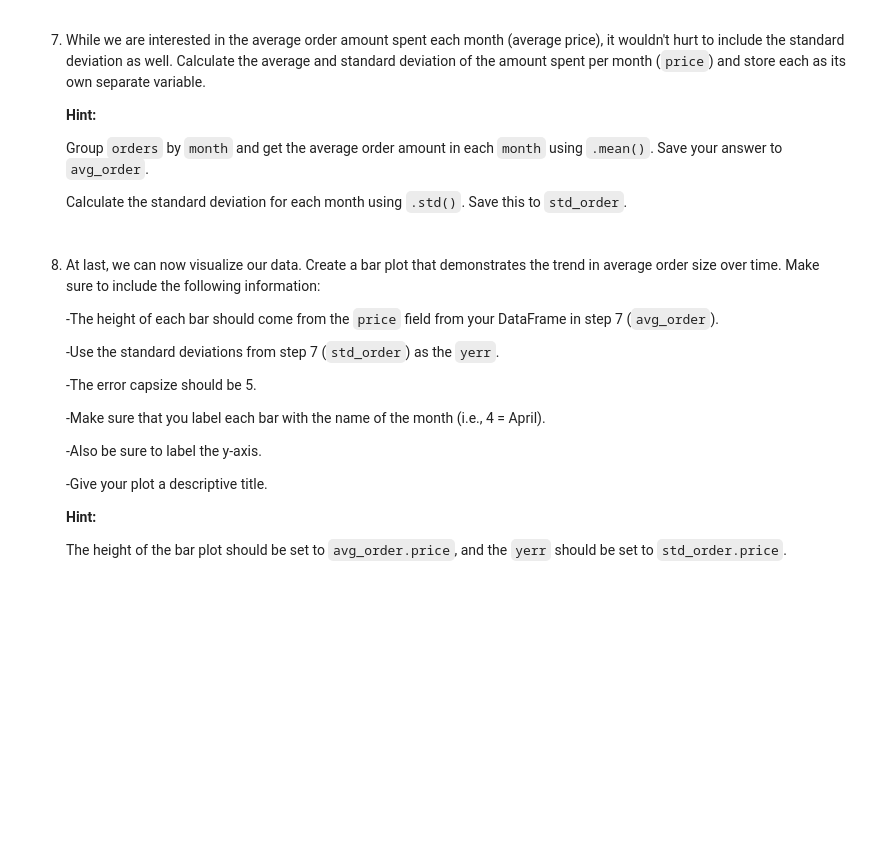
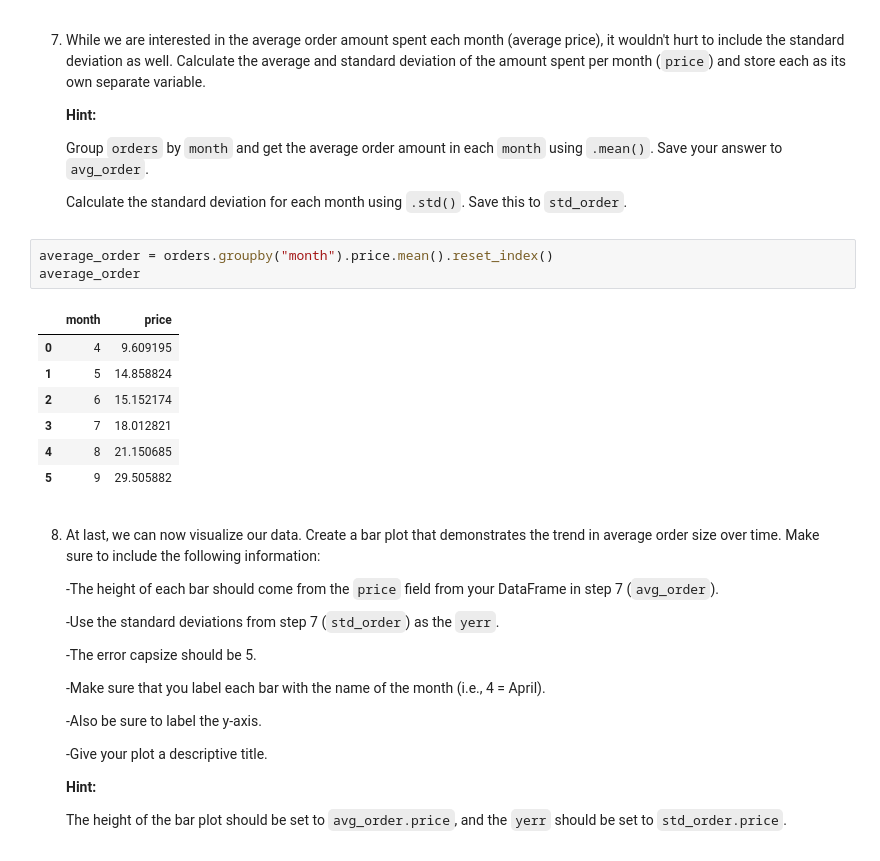
Before and after one commit to maximilianjun/food-wheel-mini-project-2, a Jupyter notebook: foodwheel_project.ipynb, the cells around one changed output. Saved outputs shown, nothing was run; the diff lists cells and outputs as text; blank space fills up the shorter version.

```diff
--- a/foodwheel_project.ipynb
+++ b/foodwheel_project.ipynb
@@ -100,6 +100,17 @@ orders.head()
     Group `orders` by `month` and get the average order amount in each `month` using `.mean()`. Save your answer to `avg_order`.
 
     Calculate the standard deviation for each month using `.std()`.  Save this to `std_order`.
+# %%
+average_order = orders.groupby("month").price.mean().reset_index()
+average_order
+# %% [output]
+|  | month | price |
+| 0 | 4 | 9.609195 |
+| 1 | 5 | 14.858824 |
+| 2 | 6 | 15.152174 |
+| 3 | 7 | 18.012821 |
+| 4 | 8 | 21.150685 |
+| 5 | 9 | 29.505882 |
 # %% [markdown]
 8. At last, we can now visualize our data. Create a bar plot that demonstrates the trend in average order size over time. Make sure to include the following information:
 
```
